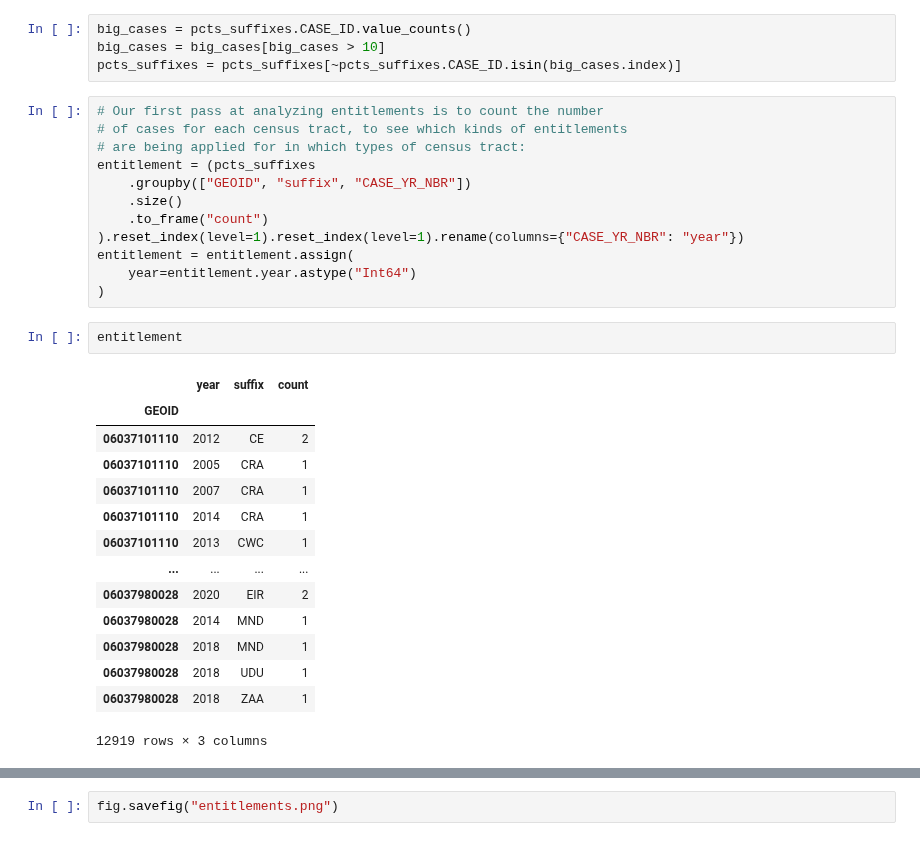
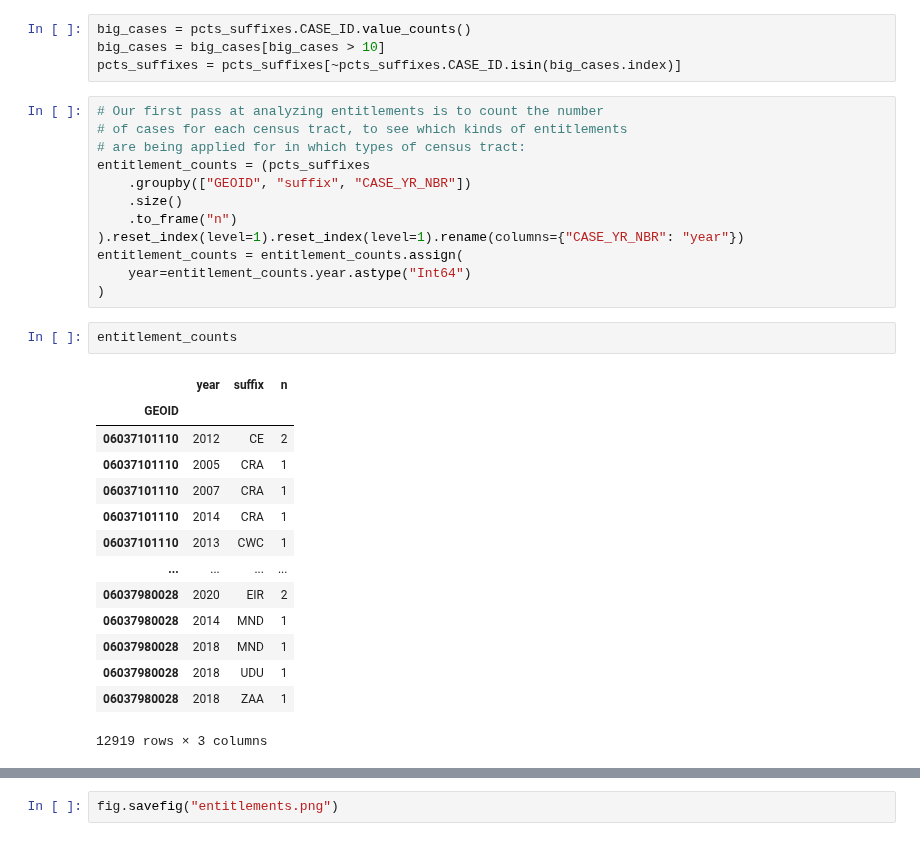
Before and after one commit to CityOfLosAngeles/planning-entitlements, a Jupyter notebook: notebooks/entitlement-regression.ipynb, the cells around one changed output, grey strips where cells are left out. Drawn from its saved outputs; the diff is of its cells as text.

```diff
--- a/notebooks/entitlement-regression.ipynb
+++ b/notebooks/entitlement-regression.ipynb
@@ -109,31 +81,31 @@ pcts_suffixes = pcts_suffixes[~pcts_suffixes.CASE_ID.isin(big_cases.index)]
 # Our first pass at analyzing entitlements is to count the number
 # of cases for each census tract, to see which kinds of entitlements
 # are being applied for in which types of census tract:
-entitlement = (pcts_suffixes
+entitlement_counts = (pcts_suffixes
     .groupby(["GEOID", "suffix", "CASE_YR_NBR"])
     .size()
-    .to_frame("count")
+    .to_frame("n")
 ).reset_index(level=1).reset_index(level=1).rename(columns={"CASE_YR_NBR": "year"})
-entitlement = entitlement.assign(
-    year=entitlement.year.astype("Int64")
+entitlement_counts = entitlement_counts.assign(
+    year=entitlement_counts.year.astype("Int64")
 )
-# %%
-entitlement
-# %% [output]
-|  | year | suffix | count |
-| GEOID |  |  |  |
-| 06037101110 | 2012 | CE | 2 |
-| 06037101110 | 2005 | CRA | 1 |
-| 06037101110 | 2007 | CRA | 1 |
-| 06037101110 | 2014 | CRA | 1 |
-| 06037101110 | 2013 | CWC | 1 |
-| ... | ... | ... | ... |
-| 06037980028 | 2020 | EIR | 2 |
-| 06037980028 | 2014 | MND | 1 |
-| 06037980028 | 2018 | MND | 1 |
-| 06037980028 | 2018 | UDU | 1 |
-| 06037980028 | 2018 | ZAA | 1 |
-12919 rows × 3 columns
+# %%
+entitlement_counts
+# %% [output]
+|  | year | suffix | n |
+| GEOID |  |  |  |
+| 06037101110 | 2012 | CE | 2 |
+| 06037101110 | 2005 | CRA | 1 |
+| 06037101110 | 2007 | CRA | 1 |
+| 06037101110 | 2014 | CRA | 1 |
+| 06037101110 | 2013 | CWC | 1 |
+| ... | ... | ... | ... |
+| 06037980028 | 2020 | EIR | 2 |
+| 06037980028 | 2014 | MND | 1 |
+| 06037980028 | 2018 | MND | 1 |
+| 06037980028 | 2018 | UDU | 1 |
+| 06037980028 | 2018 | ZAA | 1 |
+12919 rows × 3 columns
 # %%
 start_year = 2010
 end_year = 2019
```
Also changed, not shown: parts of 16 cells of this notebook.
